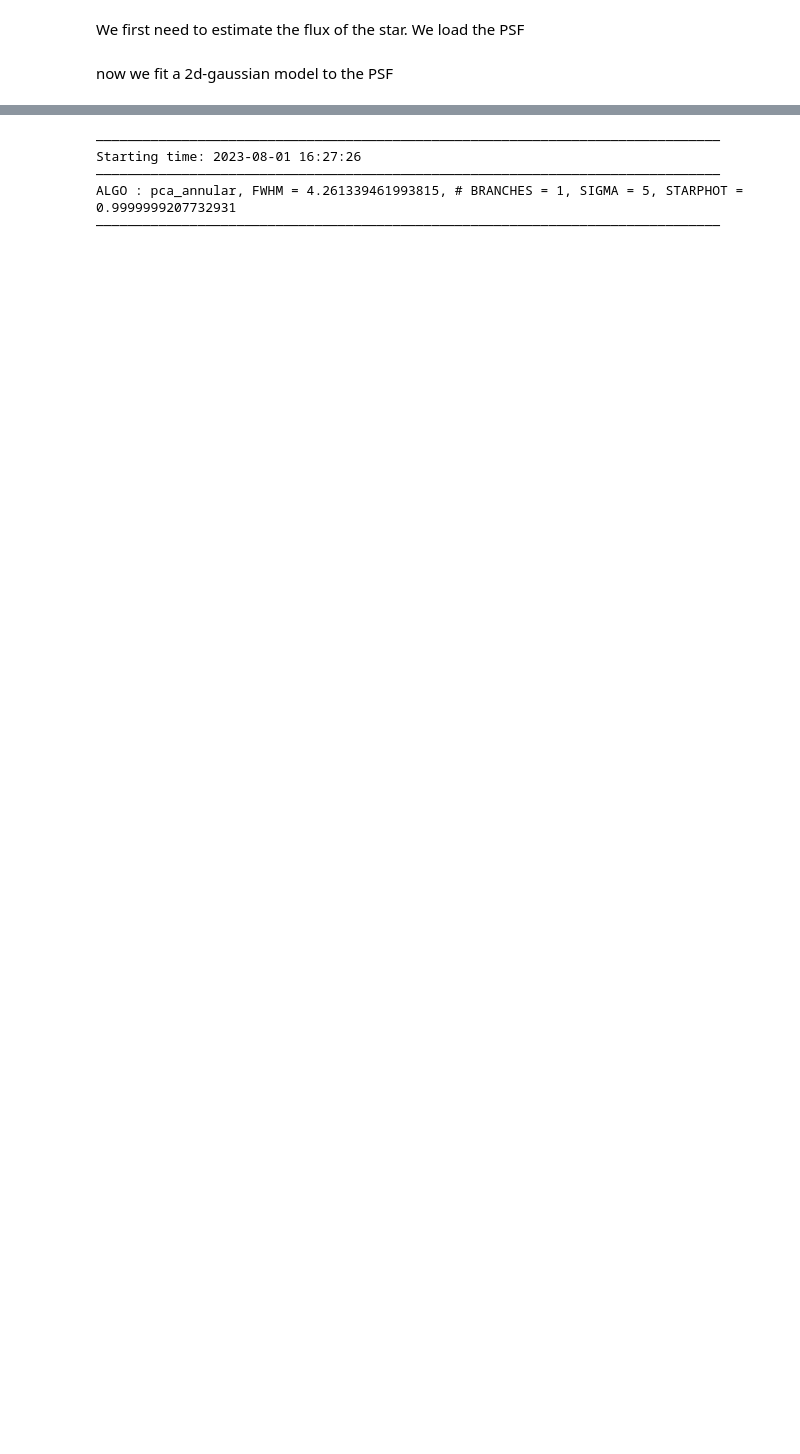
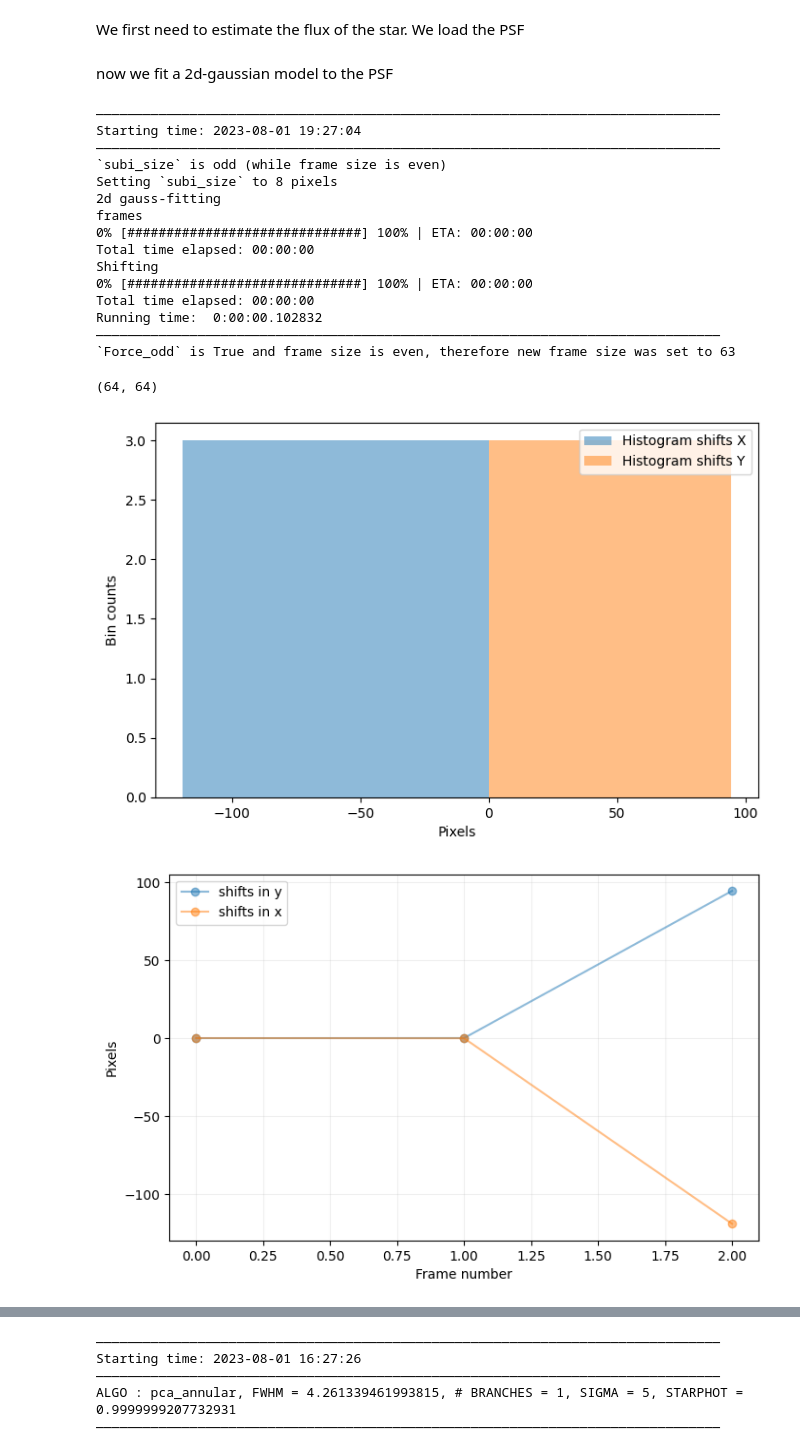
Before and after one commit to yemsnucleus/NEGFC, a Jupyter notebook: contrast_curve.ipynb, the cells around one changed output, grey strips where cells are left out. Drawn from its saved outputs; the diff is of its cells as text; code cells hidden in the pictures; blank space fills up the shorter version.

Commit message:
contrast curves not yet finished

```diff
--- a/contrast_curve.ipynb
+++ b/contrast_curve.ipynb
@@ -18,25 +18,58 @@ ccurve = pd.read_csv('./logs/f_dhtau/contrast_curve.txt', names=['1', '2'])
 # %%
-data_path = './data/real/f_dhtau/'
-table, cube, npsf, rot_angles, backmoments = preprocess(data_path)
-single_npsf = npsf[0]
-rot_angles = -rot_angles
-cube = cube_derotate(cube, rot_angles, nproc=4, imlib='opencv', interpolation='nearneig')
+data_path = './data/f_dhtau/'
 
-exp_path = './logs/f_dhtau/'
-comp_parameters = pd.read_csv(os.path.join(exp_path, 'prediction.csv'))
-row = comp_parameters.iloc[0]
+cube   = fits.getdata(os.path.join(data_path, 'center_im.fits'), ext=0)
+psfs   = fits.getdata(os.path.join(data_path, 'median_unsat.fits'), ext=0)
+angles = fits.getdata(os.path.join(data_path, 'rotnth.fits'), ext=0)
+angles = -angles
 # %% [markdown]
 We first need to estimate the flux of the star. We load the PSF
 # %%
-psf_route  = os.path.join(data_path, 'median_unsat.fits')
-psf_list   = fits.getdata(psf_route, ext=0)
-single_psf = psf_list[0, 0]
+single_psf = psfs[0, 0]
 # %% [markdown]
 now we fit a 2d-gaussian model to the PSF
 # %%
 fit = fit_2dgaussian(single_psf,
                      crop=True,
                      cropsize=30,
                      debug=False,
                      full_output=True)
 mean_fwhm_fit = np.mean([fit.fwhm_y, fit.fwhm_x])
+
+y_cent, x_cent = frame_center(single_psf)
+y_c=int(y_cent)
+x_c=int(x_cent)
+psf_center, y0_sh, x0_sh = cube_recenter_2dfit(psfs[0],
+                                               (y_c, x_c),
+                                               mean_fwhm_fit,
+                                               model='gauss',
+                                               nproc=1,
+                                               subi_size=7,
+                                               negative=False,
+                                               full_output=False,
+                                               debug=False)
+
+psf_norm, fwhm_flux,fwhm = normalize_psf(psf_center,
+                                         fwhm=mean_fwhm_fit,
+                                         full_output=True,
+                                         verbose=False)
+psf_center.shape
+# %% [output]
+――――――――――――――――――――――――――――――――――――――――――――――――――――――――――――――――――――――――――――――――
+Starting time: 2023-08-01 19:27:04
+――――――――――――――――――――――――――――――――――――――――――――――――――――――――――――――――――――――――――――――――
+`subi_size` is odd (while frame size is even)
+Setting `subi_size` to 8 pixels
+2d gauss-fitting
+frames
+0% [##############################] 100% | ETA: 00:00:00
+Total time elapsed: 00:00:00
+Shifting
+0% [##############################] 100% | ETA: 00:00:00
+Total time elapsed: 00:00:00
+Running time:  0:00:00.102832
+――――――――――――――――――――――――――――――――――――――――――――――――――――――――――――――――――――――――――――――――
+`Force_odd` is True and frame size is even, therefore new frame size was set to 63
+(64, 64)
+[figure, added]
+[figure, added]
```
Also changed, not shown: parts of 3 cells of this notebook, 34 other files.
